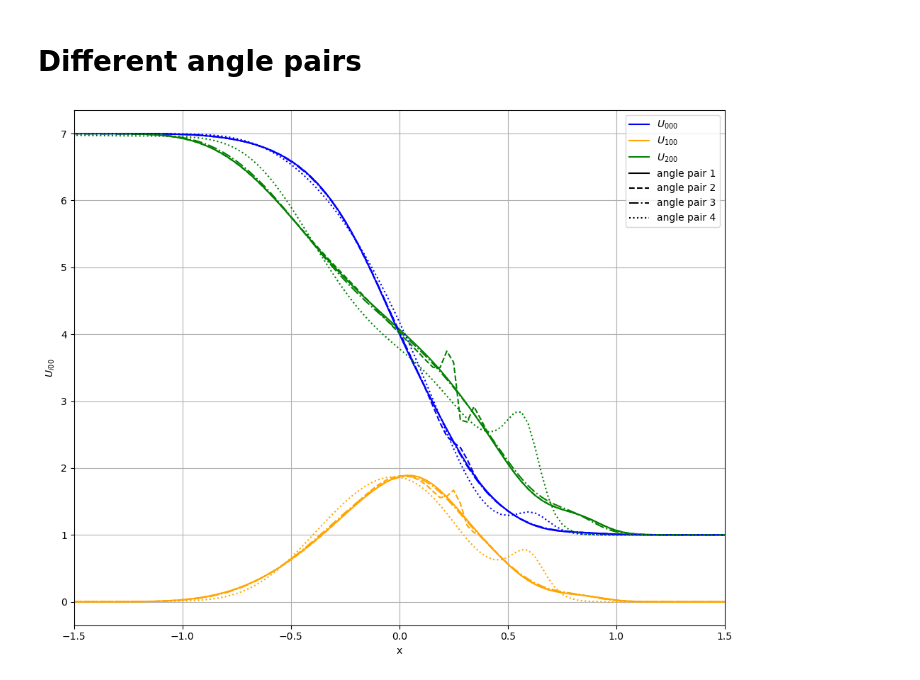
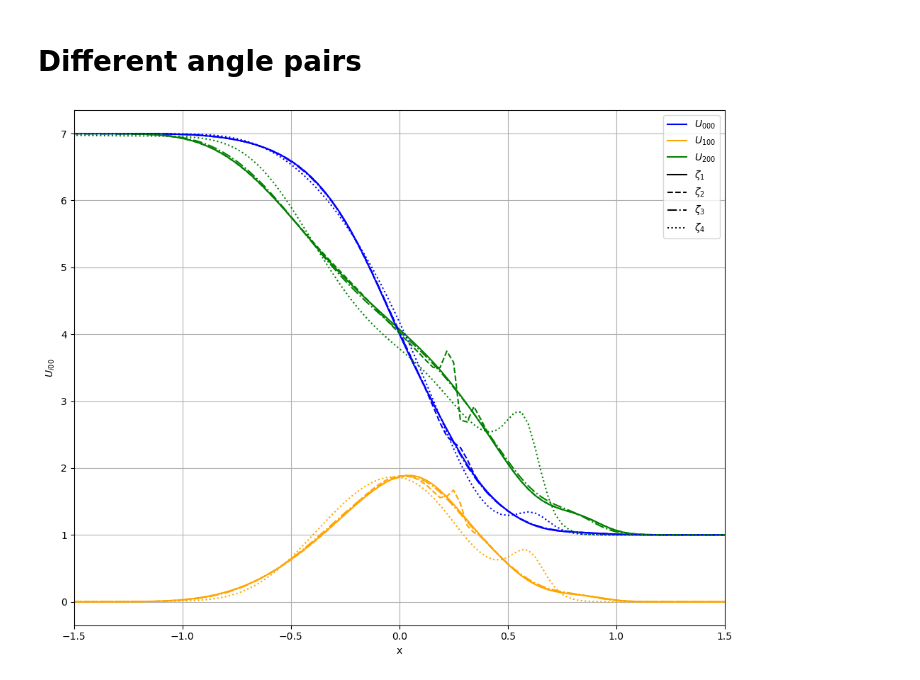
Before and after one commit to JanHab/ExtGram.jl, a Jupyter notebook: notebooks/1D3D.ipynb, the cells around one changed output. Drawn from its saved outputs; the diff is of its cells as text; code cells hidden in the pictures.

Commit message:
fix label

```diff
--- a/notebooks/1D3D.ipynb
+++ b/notebooks/1D3D.ipynb
@@ -161,32 +161,32 @@ fig, axs = plt.subplots(figsize=(10, 8))
 # names = [name(1), name(2), name(3), name(5)]
 names = [name(1), name(2), name(3), name(5)]
 for i, solution_file in enumerate(names):
 
     data = read_solution_file(solution_file)
 
     # Build time → timestep mapping
     times = np.array([data[ts]["t"] for ts in sorted(data.keys())])
     timesteps = np.array(sorted(data.keys()))
 
     time_query = 21 # last time step
     sol = interpolate_solution(data, time_query, times, timesteps)
     x, U, t = sol["x"], sol["u"], sol["t"]
 
     axs.plot(x, U[:, 0], color=colors[0], linestyle=linestyles[i])
     axs.plot(x, U[:, 1], color=colors[1], linestyle=linestyles[i])
     axs.plot(x, U[:, 2], color=colors[2], linestyle=linestyles[i])
     # axs.plot(x, U[:, 4], color=colors[3], linestyle=linestyles[i])
     # axs.plot(x, U[:, 6], color=colors[4], linestyle=linestyles[i])
 labels = ['$U_{000}$', '$U_{100}$', '$U_{200}$']
 [axs.plot([], [], color=colors[i], linestyle='-', label=label) for i, label in enumerate(labels)]
-[axs.plot([], [], color='black', linestyle=linestyles[i], label=f'angle pair {i+1}') for i in range(4)]
+[axs.plot([], [], color='black', linestyle=linestyles[i], label=f'$\zeta_{i+1}$') for i in range(4)]
 axs.set_xlabel("x")
 axs.set_ylabel("$U_{i00}$")
 axs.grid(True)
 axs.legend()
 axs.set_xlim(-1.5, 1.5)
 fig.tight_layout()
 fig.savefig('../out/Figures/1D3D/CompareAnglePairs.pdf')
 fig.show()
 # %% [output]
-[figure, old version]
+[figure, new version]
```
Also changed, not shown: 1 other file.
